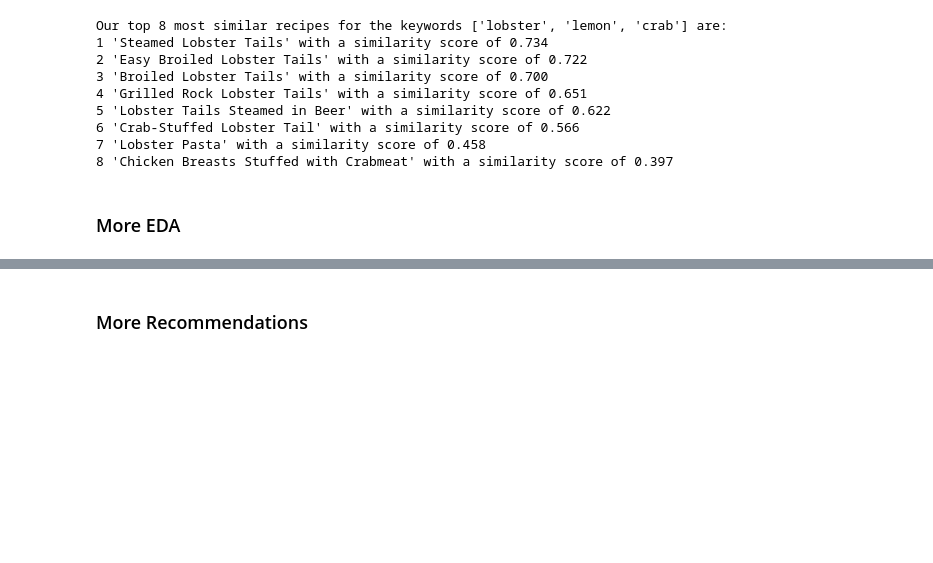
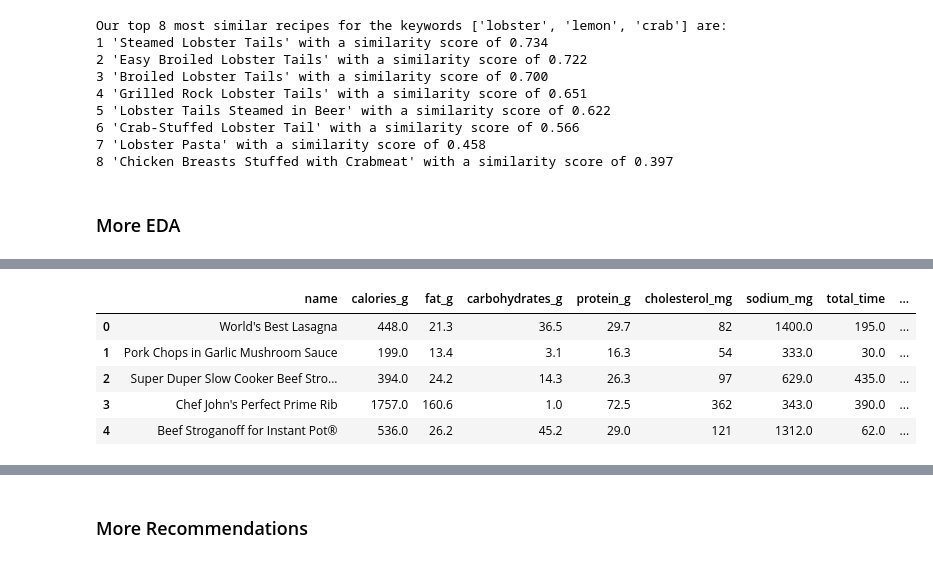
Before and after one commit to stephkendall/Recipe_Recs, a Jupyter notebook: Working Recommendations.ipynb, the cells around one changed output, grey strips where cells are left out. Drawn from its saved outputs; the diff is of its cells as text; code cells hidden in the pictures; blank space fills up the shorter version.

```diff
--- a/Working Recommendations.ipynb
+++ b/Working Recommendations.ipynb
@@ -306,0 +275,11 @@ nutfacts.head()
+# %%
+# Make a DataFrame of only the Continuous Variables
+nutfacts = df_final.drop(columns=['ingredients', 'instructions','ings_str1','cleaned_ings', 'prep_time','cook_time','image'])
+nutfacts.head()
+# %% [output]
+|  | name | calories_g | fat_g | carbohydrates_g | protein_g | cholesterol_mg | sodium_mg | total_time | ... |
+| 0 | World's Best Lasagna | 448.0 | 21.3 | 36.5 | 29.7 | 82 | 1400.0 | 195.0 | ... |
+| 1 | Pork Chops in Garlic Mushroom Sauce | 199.0 | 13.4 | 3.1 | 16.3 | 54 | 333.0 | 30.0 | ... |
+| 2 | Super Duper Slow Cooker Beef Stro... | 394.0 | 24.2 | 14.3 | 26.3 | 97 | 629.0 | 435.0 | ... |
+| 3 | Chef John's Perfect Prime Rib | 1757.0 | 160.6 | 1.0 | 72.5 | 362 | 343.0 | 390.0 | ... |
+| 4 | Beef Stroganoff for Instant Pot® | 536.0 | 26.2 | 45.2 | 29.0 | 121 | 1312.0 | 62.0 | ... |
```
Also changed, not shown: parts of 28 cells of this notebook, 2 other files.
